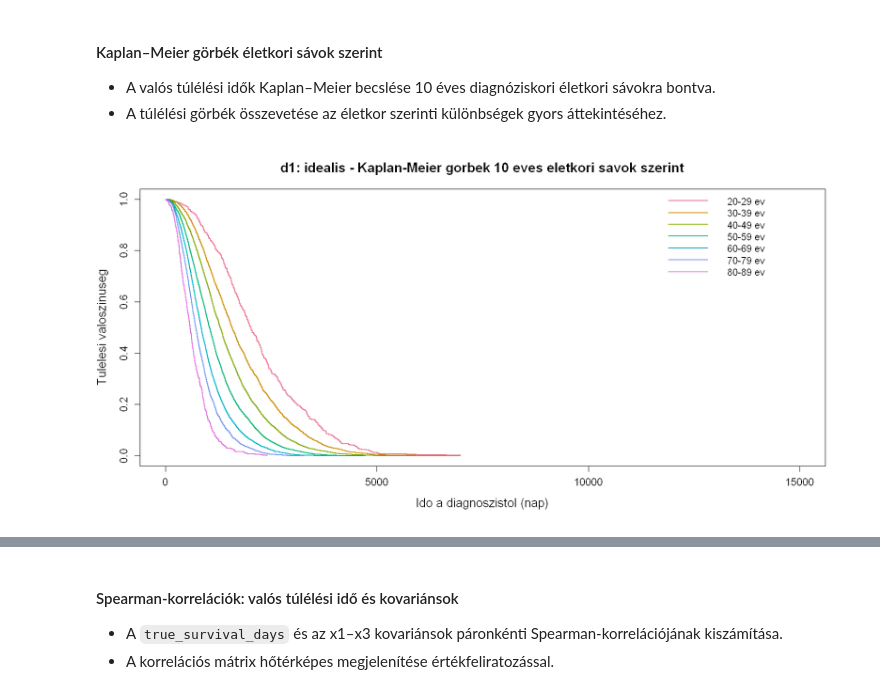
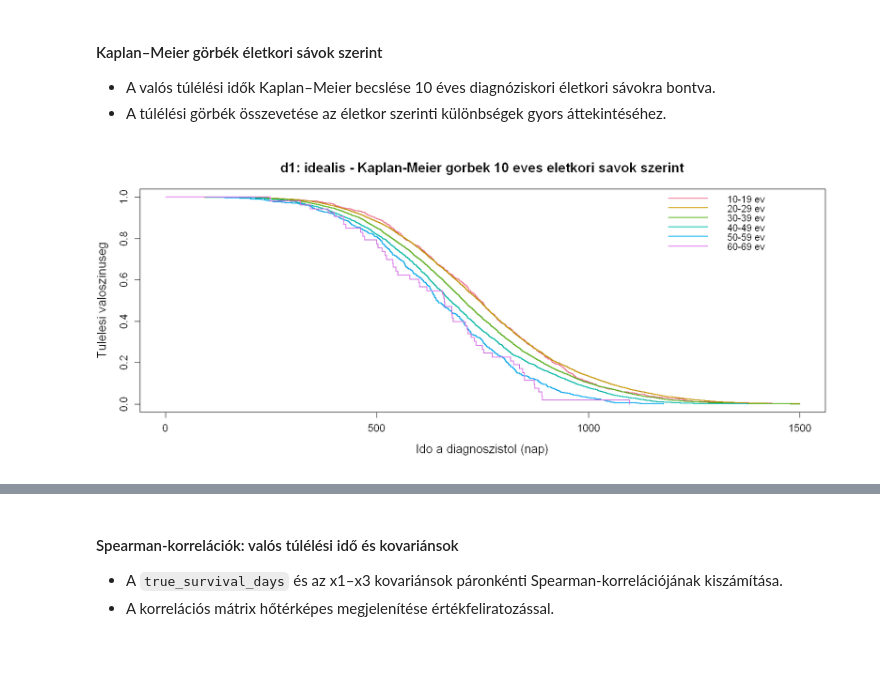
Before and after one commit to lrado1/rprev-ext, a Jupyter notebook: notebooks/performance-evaluation.ipynb, the cells around one changed output, grey strips where cells are left out. Saved outputs shown, nothing was run; the diff lists cells and outputs as text; code cells hidden in the pictures; blank space fills up the shorter version.

```diff
--- a/notebooks/performance-evaluation.ipynb
+++ b/notebooks/performance-evaluation.ipynb
@@ -198,18 +198,18 @@ params <- list(
   strict_calendar_bounds = TRUE,
 
   # Kovariánsok generálása
-  p_x1 = 0.42,
-  beta_a_x1 = c(3.5, 3.0),
-  beta_b_x1 = c(3.0, 3.5),
-  x2_range = c(20, 90),
+  p_x1 = 0.39,
+  beta_a_x1 = c(1.8, 2.2),
+  beta_b_x1 = c(9.0, 8.4),
+  x2_range = c(18, 90),
   x3_mu = c(-0.2, 0.5, 0.03),
   x3_sd = 1.2,
 
   # Túlélési modell paraméterei
-  gg_lam = 2400,
-  gg_k   = 2.2,
-  gg_b   = c(-1.3, 0.035, 0.7),
-  gg_q   = 0.2,
+  gg_lam = 450,
+  gg_k   = 5.5,
+  gg_b   = c(-1.3, 0.035, 1.7),
+  gg_q   = 0.5,
 
   # Cenzorálási arány (LTFU)
   p_ltfu = 0.0,
@@ -222,43 +222,27 @@ params <- list(
 # d1: idealis, d2: non-Weibull + x3, d3: non-Weibull + x3 + inhomogen, d4-a/b/c: homogen + LTFU, d5: non-Weibull + x3 + inhomogen + LTFU 1%
 scenario_overrides <- list(
   d1 = list(
+    gg_lam = 900,
+    gg_k   = 4.5,
     gg_q = 1.0,
-    gg_b = c(-1.3, 0.035, 0.0),
-    x3_mu = c(-0.2, 0.0, 0.0)
+    gg_b = c(-1.3, 0.035, 0.0)
   ),
   d2 = list(
-    gg_q = 0.05,
-    gg_b = c(-1.3, 0.035, 1.7),
-    x3_mu = c(-0.2, 0.5, 0.03)
+    inc_lam0 = 950
   ),
   d3 = list(
-    gg_q = 0.05,
-    gg_b = c(-1.3, 0.035, 1.7),
-    x3_mu = c(-0.2, 0.5, 0.03),
     inc_g = -0.01
   ),
   `d4-a` = list(
-    gg_q = 0.05,
-    gg_b = c(-1.3, 0.035, 1.7),
-    x3_mu = c(-0.2, 0.5, 0.03),
     p_ltfu = 0.01
   ),
   `d4-b` = list(
-    gg_q = 0.05,
-    gg_b = c(-1.3, 0.035, 1.7),
-    x3_mu = c(-0.2, 0.5, 0.03),
     p_ltfu = 0.05
   ),
   `d4-c` = list(
-    gg_q = 0.05,
-    gg_b = c(-1.3, 0.035, 1.7),
-    x3_mu = c(-0.2, 0.5, 0.03),
     p_ltfu = 0.10
   ),
   d5 = list(
-    gg_q = 0.05,
-    gg_b = c(-1.3, 0.035, 1.7),
-    x3_mu = c(-0.2, 0.5, 0.03),
     inc_g = -0.01,
     p_ltfu = 0.01
   )
@@ -806,7 +730,7 @@ survival_hist_plots <- plot_true_survival_hist_by_x1(
 - A túlélési görbék összevetése az életkor szerinti különbségek gyors áttekintéséhez.
 # %%
 plot_km_by_age_band <- function(data_list, band_width = 10, x_max = 15000) {
-  set_plot_size(14, 7)
+  set_plot_size(14, 6)
 
   cex_main <- 1.5
   cex_lab <- 1.35
@@ -851,32 +775,32 @@ plot_km_by_age_band <- function(data_list, band_width = 10, x_max = 15000) {
       xlim = c(0, x_max),
       xlab = "Ido a diagnoszistol (nap)",
       ylab = "Tulelesi valoszinuseg",
       main = paste0(nm, " - Kaplan-Meier gorbek ", band_width, " eves eletkori savok szerint"),
       cex.main = cex_main,
       cex.lab = cex_lab,
       cex.axis = cex_axis
     )
     legend("topright", legend = levels(d$age_band), col = cols, lwd = 2, bty = "n", cex = cex_legend)
 
     fit
   })
 
   names(fits) <- names(data_list)
   fits
 }
 
 km_fits <- plot_km_by_age_band(
   list(
     "d1: idealis" = df_eda_d1_idealis,
     "d2: non-Weibull + x3" = df_eda_d2_nonweibull_x3,
     "d3: non-Weibull + x3 + inhomogen" = df_eda_d3_nonweibull_x3_inhomogen,
     "d4-a: homogen + LTFU 1%" = df_eda_d4_a_homogen_ltfu_1,
     "d4-b: homogen + LTFU 5%" = df_eda_d4_b_homogen_ltfu_5,
     "d4-c: homogen + LTFU 10%" = df_eda_d4_c_homogen_ltfu_10,
     "d5: non-Weibull + x3 + inhomogen + LTFU 1%" = df_eda_d5_inhomogen_ltfu_1
   ),
   band_width = 10,
-  x_max = 15000
+  x_max = 1900
 )
 # %% [output]
-[figure, old version]
+[figure, new version]
```
Also changed, not shown: parts of 20 cells of this notebook.
